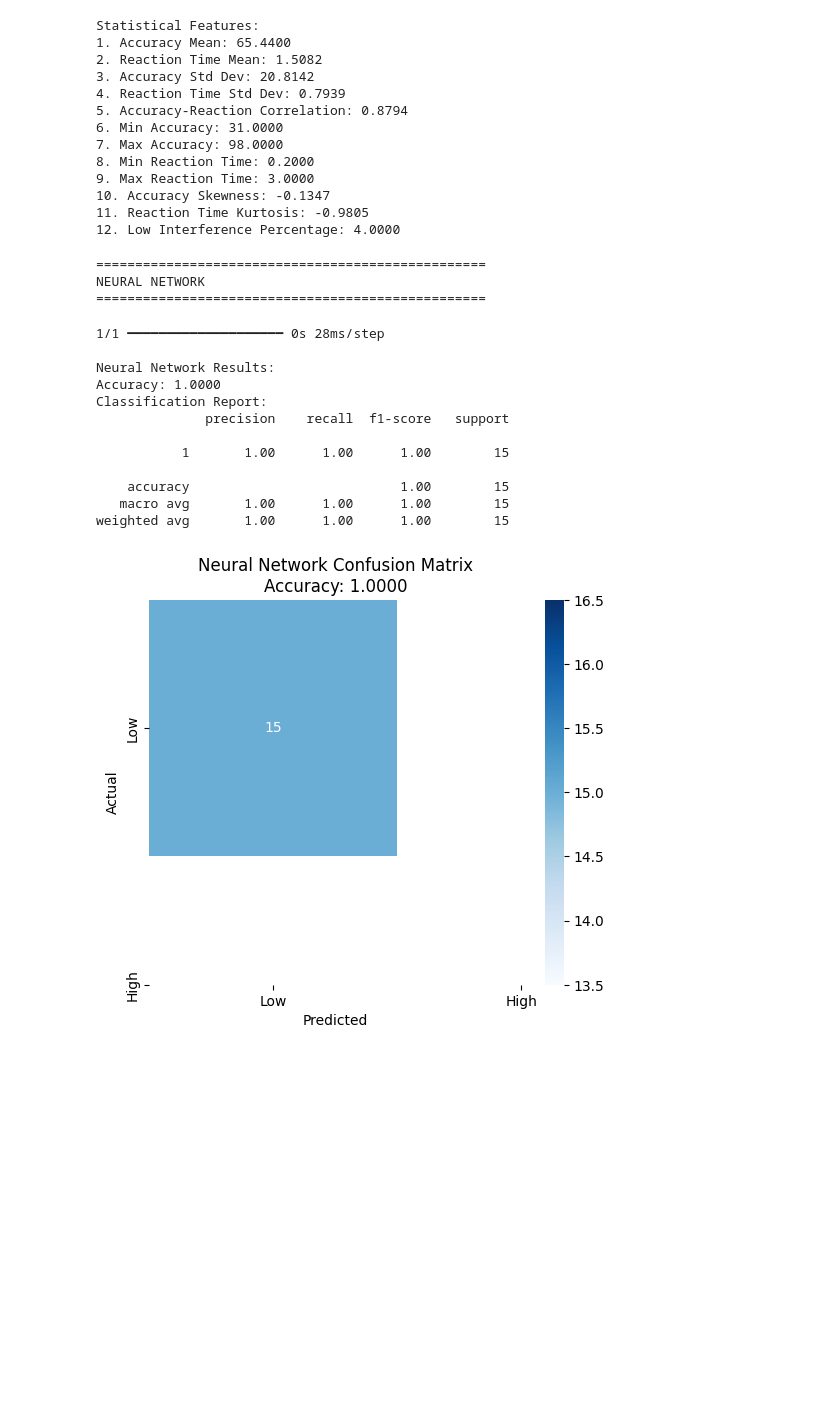
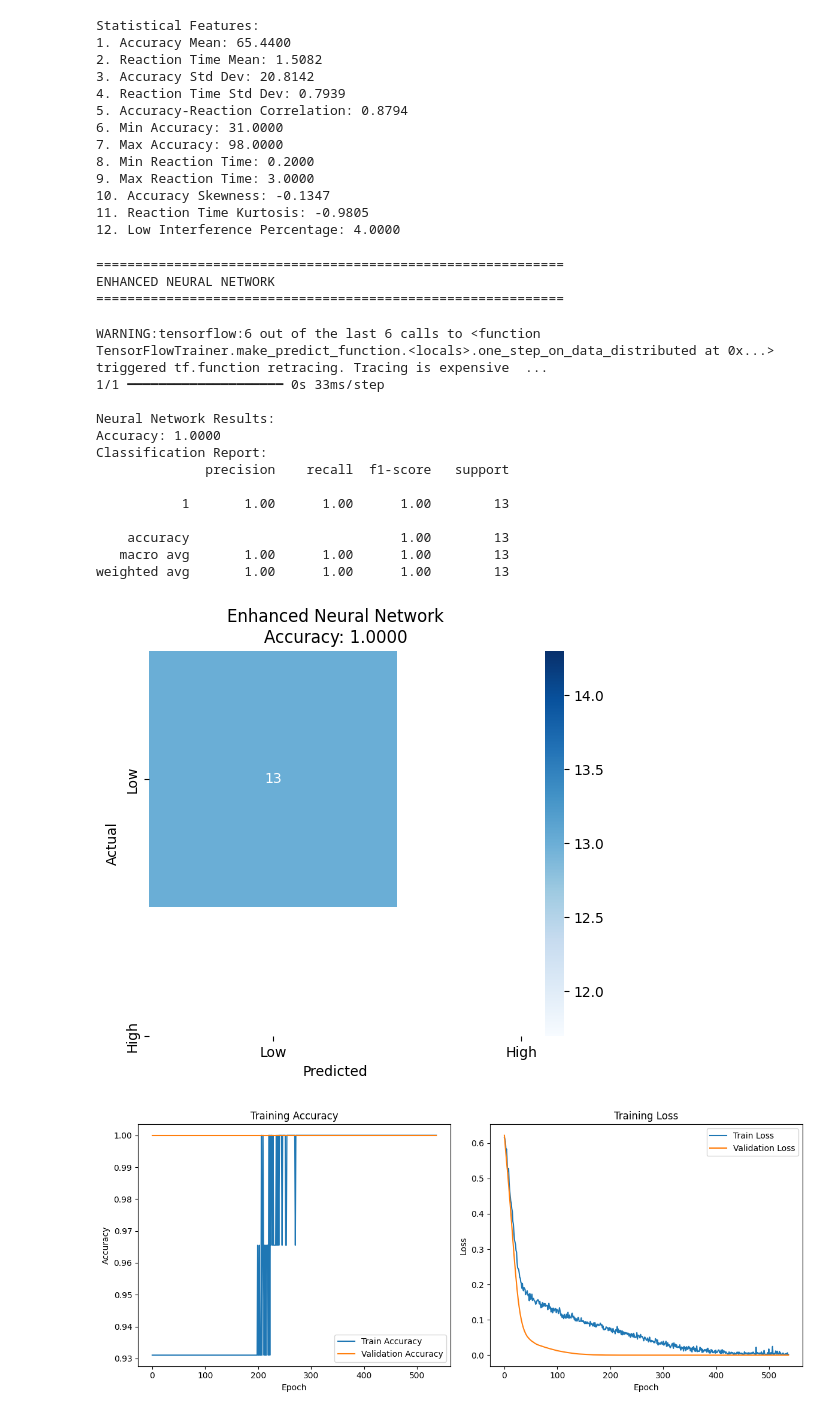
Before and after one commit to Rokibul1022/Rokibul_2111088642_CSE445, a Jupyter notebook: Mini_project-2/project_2.ipynb, the cells around one changed output. Cells and saved outputs as stored; diff of their text form; code cells hidden in the pictures; blank space fills up the shorter version.

```diff
--- a/Mini_project-2/project_2.ipynb
+++ b/Mini_project-2/project_2.ipynb
@@ -100,7 +102,7 @@ Statistical Features:
 X = df[['Accuracy(%)', 'ReactionTime(min)']]
 y = df['Interference']
 X_train, X_test, y_train, y_test = train_test_split(
-    X, y, test_size=0.3, random_state=42
+    X, y, test_size=0.25, random_state=42
 )
 
 # Feature Scaling (for neural network)
@@ -108,69 +110,101 @@ scaler = StandardScaler()
 X_train_scaled = scaler.fit_transform(X_train)
 X_test_scaled = scaler.transform(X_test)
 # %%
-#Neural Network
-print("\n" + "="*50)
-print("NEURAL NETWORK")
-print("="*50)
+# Neural Network
+print("\n" + "="*60)
+print("ENHANCED NEURAL NETWORK")
+print("="*60)
 
-# Create model
+# Create robust model without batch normalization
 nn_model = Sequential([
-    Dense(16, activation='relu', input_shape=(2,)),
-    Dense(8, activation='relu'),
+    Dense(128, activation='relu', input_shape=(X_train_scaled.shape[1],)),
+    Dropout(0.4),
+    Dense(64, activation='relu'),
+    Dropout(0.3),
+    Dense(32, activation='relu'),
     Dense(1, activation='sigmoid')
 ])
 
-# Compile model
-nn_model.compile(optimizer='adam',
-              loss='binary_crossentropy',
-              metrics=['accuracy'])
+# Compile with custom optimizer
+optimizer = Adam(learning_rate=0.0005)
+nn_model.compile(optimizer=optimizer,
+                 loss='binary_crossentropy',
+                 metrics=['accuracy'])
+
+# Add early stopping
+early_stop = EarlyStopping(monitor='val_loss', patience=25, restore_best_weights=True)
 
 # Train model
 history = nn_model.fit(
     X_train_scaled, y_train,
-    epochs=200,
-    batch_size=8,
+    epochs=1000,
+    batch_size=16,
     validation_split=0.2,
+    callbacks=[early_stop],
     verbose=0
 )
 
 # Evaluate model
 nn_probs = nn_model.predict(X_test_scaled)
 nn_pred = (nn_probs > 0.5).astype(int)
 nn_acc = accuracy_score(y_test, nn_pred)
 
 # Print results
 print("\nNeural Network Results:")
 print(f"Accuracy: {nn_acc:.4f}")
 print("Classification Report:")
 print(classification_report(y_test, nn_pred))
 
 # Confusion Matrix
 nn_cm = confusion_matrix(y_test, nn_pred)
 plt.figure(figsize=(6, 5))
 sns.heatmap(nn_cm, annot=True, fmt='d', cmap='Blues',
             xticklabels=['Low', 'High'],
             yticklabels=['Low', 'High'])
-plt.title(f'Neural Network Confusion Matrix\nAccuracy: {nn_acc:.4f}')
+plt.title(f'Enhanced Neural Network\nAccuracy: {nn_acc:.4f}')
 plt.ylabel('Actual')
 plt.xlabel('Predicted')
 plt.savefig('neural_network_cm.png')
 plt.show()
+
+# Plot training history
+plt.figure(figsize=(12, 5))
+plt.subplot(1, 2, 1)
+plt.plot(history.history['accuracy'], label='Train Accuracy')
+plt.plot(history.history['val_accuracy'], label='Validation Accuracy')
+plt.title('Training Accuracy')
+plt.ylabel('Accuracy')
+plt.xlabel('Epoch')
+plt.legend()
+
+plt.subplot(1, 2, 2)
+plt.plot(history.history['loss'], label='Train Loss')
+plt.plot(history.history['val_loss'], label='Validation Loss')
+plt.title('Training Loss')
+plt.ylabel('Loss')
+plt.xlabel('Epoch')
+plt.legend()
+
+plt.tight_layout()
+plt.savefig('nn_training_history.png')
+plt.show()
 # %% [output]
-==================================================
-NEURAL NETWORK
-==================================================
+============================================================
+ENHANCED NEURAL NETWORK
+============================================================
-1/1 ━━━━━━━━━━━━━━━━━━━━ 0s 28ms/step
+WARNING:tensorflow:6 out of the last 6 calls to <function TensorFlowTrainer.make_predict_function.<locals>.one_step_on_data_distributed at 0x...> triggered tf.function retracing. Tracing is expensive  ...
+1/1 ━━━━━━━━━━━━━━━━━━━━ 0s 33ms/step
 
 Neural Network Results:
 Accuracy: 1.0000
 Classification Report:
               precision    recall  f1-score   support
 
-           1       1.00      1.00      1.00        15
+           1       1.00      1.00      1.00        13
 
-    accuracy                           1.00        15
-   macro avg       1.00      1.00      1.00        15
-weighted avg       1.00      1.00      1.00        15
+    accuracy                           1.00        13
+   macro avg       1.00      1.00      1.00        13
+weighted avg       1.00      1.00      1.00        13
-[figure, old version]
+[figure, new version]
+[figure, added]
 # %%
```
Also changed, not shown: parts of 6 cells of this notebook, 12 other files.
